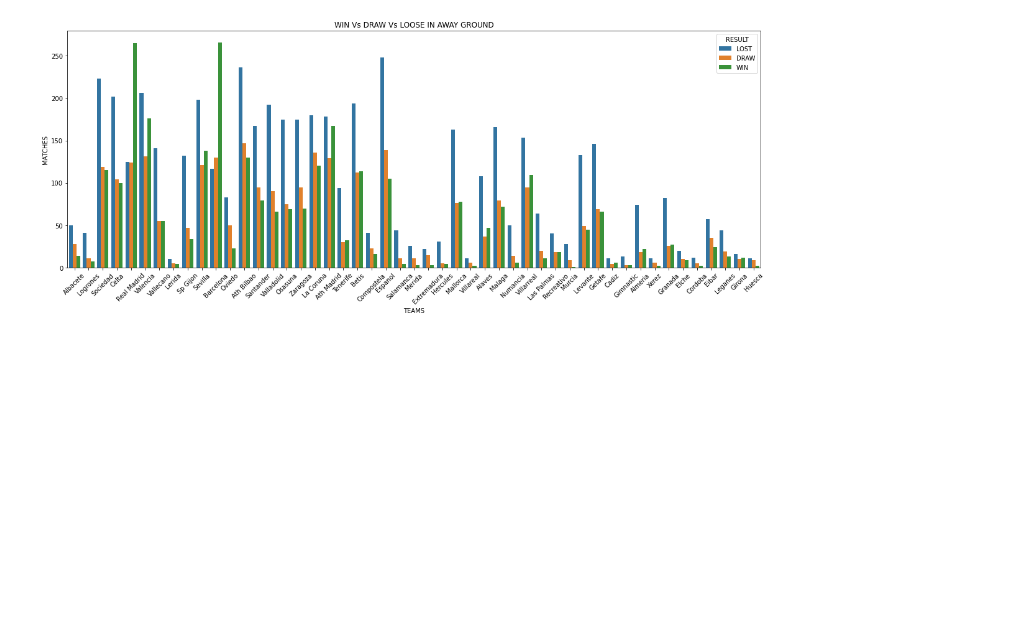
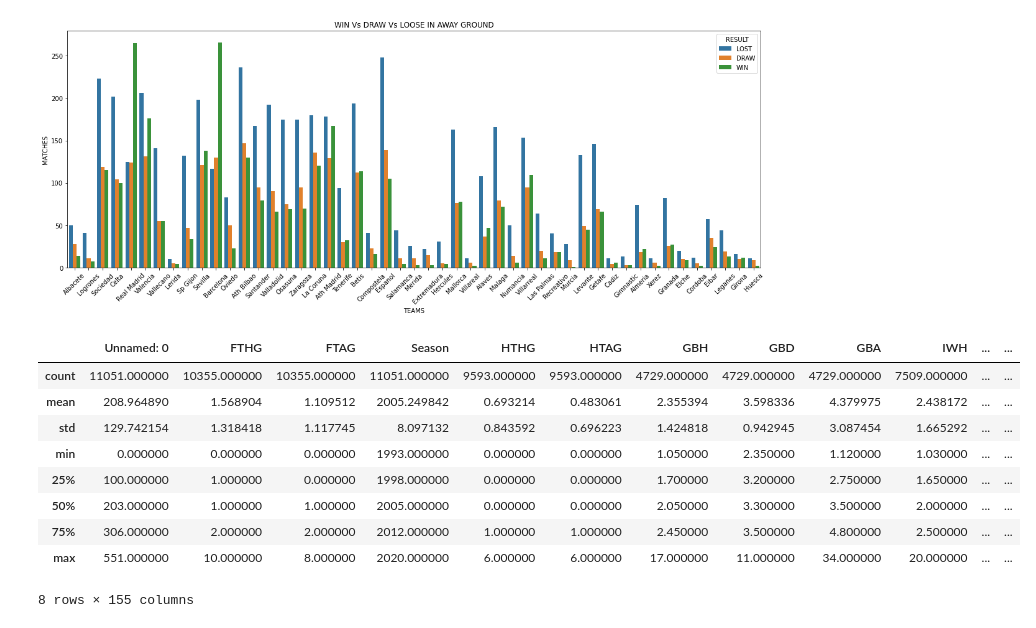
Before and after one commit to gagan2005/Soccer_Prediction_And_DataAnalysis, a Jupyter notebook: main.ipynb, the cells around one changed output. Drawn from its saved outputs; the diff is of its cells as text; code cells hidden in the pictures; blank space fills up the shorter version.

```diff
--- a/main.ipynb
+++ b/main.ipynb
@@ -331,3 +331,16 @@ plt.xticks(rotation=45)
 plt.show()
 # %% [output]
 [figure]
+# %%
+matches.describe()
+# %% [output]
+|  | Unnamed: 0 | FTHG | FTAG | Season | HTHG | HTAG | GBH | GBD | GBA | IWH | ... | ... |
+| count | 11051.000000 | 10355.000000 | 10355.000000 | 11051.000000 | 9593.000000 | 9593.000000 | 4729.000000 | 4729.000000 | 4729.000000 | 7509.000000 | ... | ... |
+| mean | 208.964890 | 1.568904 | 1.109512 | 2005.249842 | 0.693214 | 0.483061 | 2.355394 | 3.598336 | 4.379975 | 2.438172 | ... | ... |
+| std | 129.742154 | 1.318418 | 1.117745 | 8.097132 | 0.843592 | 0.696223 | 1.424818 | 0.942945 | 3.087454 | 1.665292 | ... | ... |
+| min | 0.000000 | 0.000000 | 0.000000 | 1993.000000 | 0.000000 | 0.000000 | 1.050000 | 2.350000 | 1.120000 | 1.030000 | ... | ... |
+| 25% | 100.000000 | 1.000000 | 0.000000 | 1998.000000 | 0.000000 | 0.000000 | 1.700000 | 3.200000 | 2.750000 | 1.650000 | ... | ... |
+| 50% | 203.000000 | 1.000000 | 1.000000 | 2005.000000 | 0.000000 | 0.000000 | 2.050000 | 3.300000 | 3.500000 | 2.000000 | ... | ... |
+| 75% | 306.000000 | 2.000000 | 2.000000 | 2012.000000 | 1.000000 | 1.000000 | 2.450000 | 3.500000 | 4.800000 | 2.500000 | ... | ... |
+| max | 551.000000 | 10.000000 | 8.000000 | 2020.000000 | 6.000000 | 6.000000 | 17.000000 | 11.000000 | 34.000000 | 20.000000 | ... | ... |
+8 rows × 155 columns
```
Also changed, not shown: parts of 2 cells of this notebook, 1 other file.
